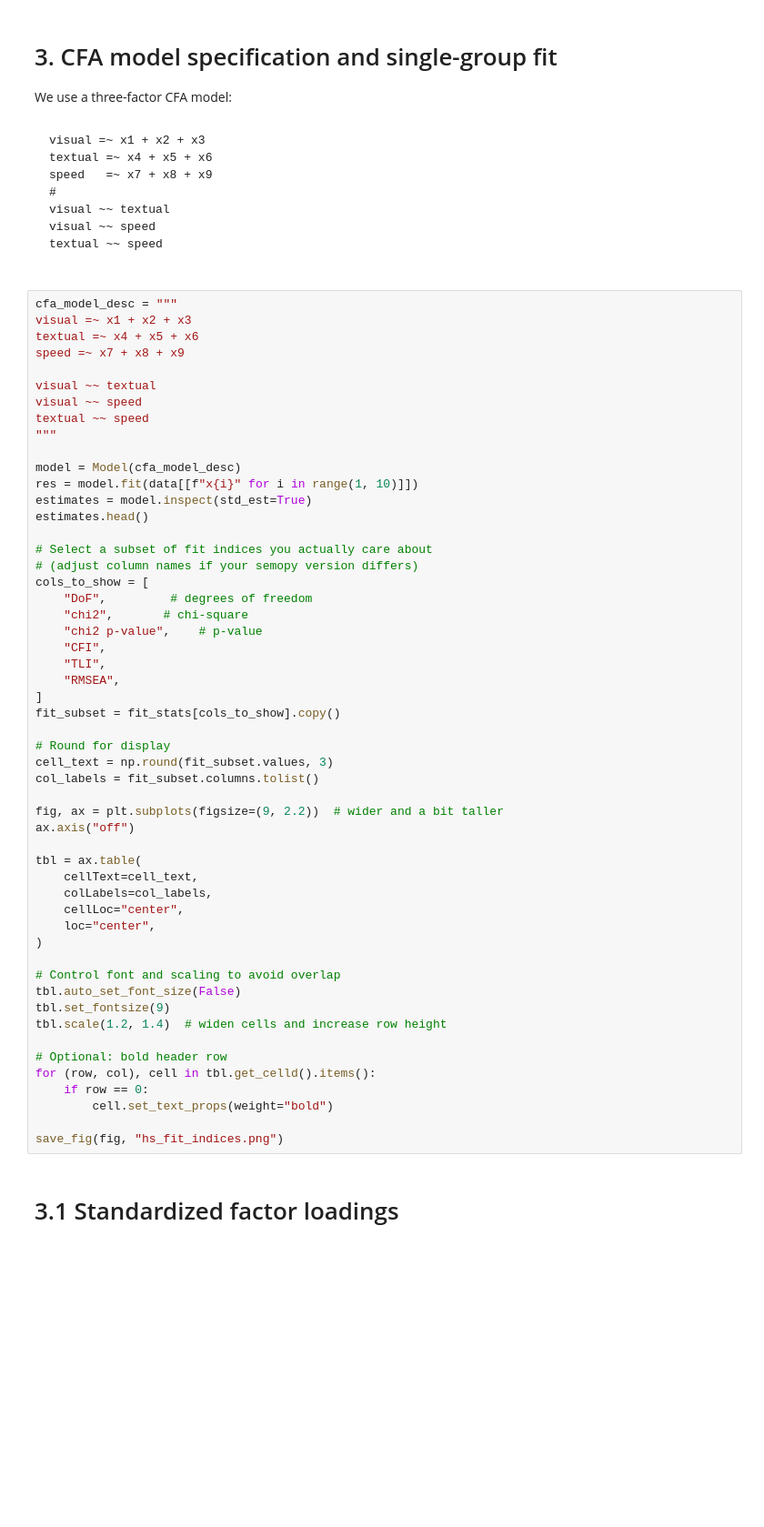
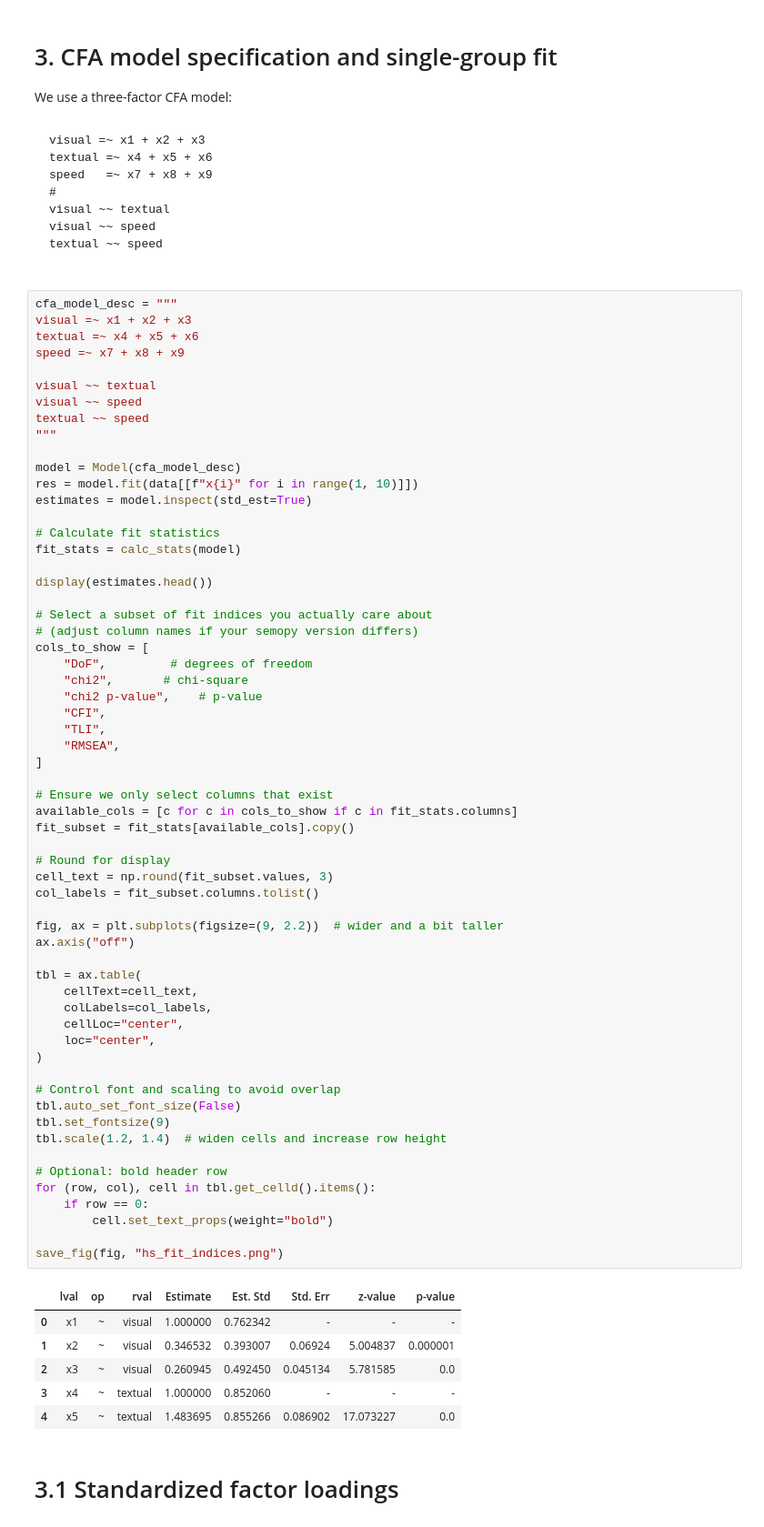
Before and after one commit to alfredqbit/NU-DDS-8515, a Jupyter notebook: sepulvedaADDS-8515-10.ipynb, the cells around one changed output. Shown at 91% size. Cells and saved outputs as stored; diff of their text form; blank space fills up the shorter version.

```diff
--- a/sepulvedaADDS-8515-10.ipynb
+++ b/sepulvedaADDS-8515-10.ipynb
@@ -181,7 +207,11 @@ textual ~~ speed
 model = Model(cfa_model_desc)
 res = model.fit(data[[f"x{i}" for i in range(1, 10)]])
 estimates = model.inspect(std_est=True)
-estimates.head()
+
+# Calculate fit statistics
+fit_stats = calc_stats(model)
+
+display(estimates.head())
 
 # Select a subset of fit indices you actually care about
 # (adjust column names if your semopy version differs)
@@ -192,34 +222,44 @@ cols_to_show = [
     "CFI",
     "TLI",
     "RMSEA",
 ]
-fit_subset = fit_stats[cols_to_show].copy()
+
+# Ensure we only select columns that exist
+available_cols = [c for c in cols_to_show if c in fit_stats.columns]
+fit_subset = fit_stats[available_cols].copy()
 
 # Round for display
 cell_text = np.round(fit_subset.values, 3)
 col_labels = fit_subset.columns.tolist()
 
 fig, ax = plt.subplots(figsize=(9, 2.2))  # wider and a bit taller
 ax.axis("off")
 
 tbl = ax.table(
     cellText=cell_text,
     colLabels=col_labels,
     cellLoc="center",
     loc="center",
 )
 
 # Control font and scaling to avoid overlap
 tbl.auto_set_font_size(False)
 tbl.set_fontsize(9)
 tbl.scale(1.2, 1.4)  # widen cells and increase row height
 
 # Optional: bold header row
 for (row, col), cell in tbl.get_celld().items():
     if row == 0:
         cell.set_text_props(weight="bold")
 
 save_fig(fig, "hs_fit_indices.png")
+# %% [output]
+|  | lval | op | rval | Estimate | Est. Std | Std. Err | z-value | p-value |
+| 0 | x1 | ~ | visual | 1.000000 | 0.762342 | - | - | - |
+| 1 | x2 | ~ | visual | 0.346532 | 0.393007 | 0.06924 | 5.004837 | 0.000001 |
+| 2 | x3 | ~ | visual | 0.260945 | 0.492450 | 0.045134 | 5.781585 | 0.0 |
+| 3 | x4 | ~ | textual | 1.000000 | 0.852060 | - | - | - |
+| 4 | x5 | ~ | textual | 1.483695 | 0.855266 | 0.086902 | 17.073227 | 0.0 |
 # %% [markdown]
 # 3.1 Standardized factor loadings
 # %%
```
Also changed, not shown: parts of 3 cells of this notebook.
